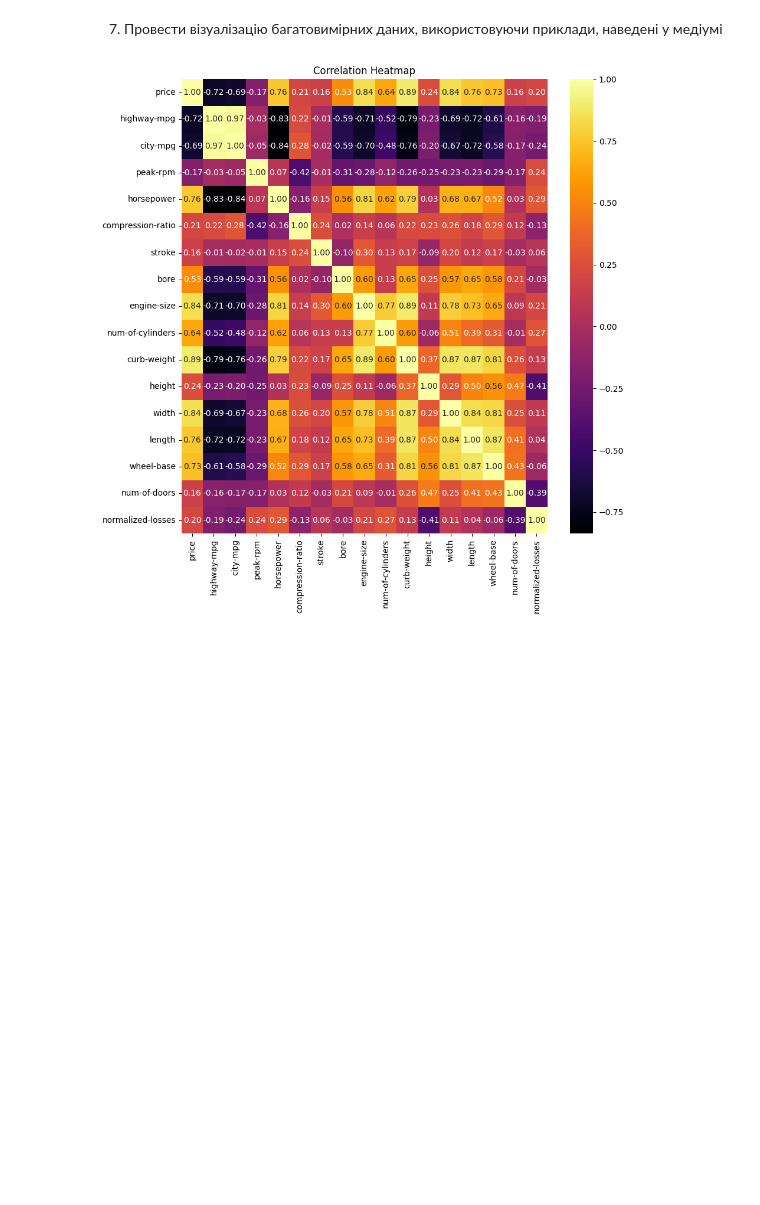
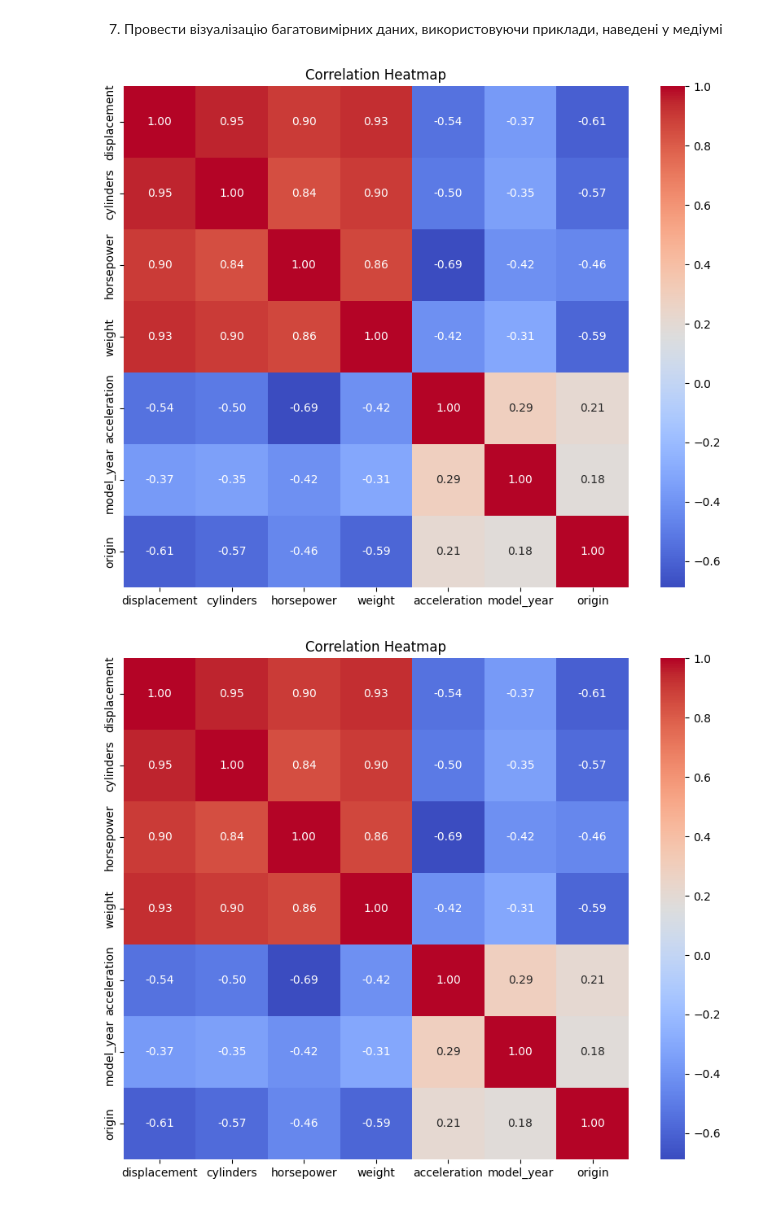
Before and after one commit to BlackWebster17/DataAnalysis, a Jupyter notebook: ADlab4.ipynb, the cells around one changed output. Cells and saved outputs as stored; diff of their text form; code cells hidden in the pictures; blank space fills up the shorter version.

```diff
--- a/ADlab4.ipynb
+++ b/ADlab4.ipynb
@@ -353,11 +370,3 @@ print(automobile_df)
 (нормалізація і стандартизація мають бути реалізовані як окремі
 функції без застосування додаткових бібліотек, як наприклад
 sklearn.preprocessing).
-# %%
-normalized = ['price', 'peak-rpm', 'stroke', 'bore', 'normalized-losses', 'horsepower']
-
-for col in normalized:
-    min_val = automobile_df[col].min()
-    max_val = automobile_df[col].max()
-    automobile_df[col] = (automobile_df[col] - min_val) / (max_val - min_val)
-print(automobile_df)
@@ -381,0 +373,20 @@ print(automobile_df)
+# %%
+dataframe_normalized = ['displacement', 'horsepower', 'weight', 'acceleration']
+for col in dataframe_normalized:
+    min_val = auto_mpg_df[col].min()
+    max_val = auto_mpg_df[col].max()
+    auto_mpg_df[col] = (auto_mpg_df[col] - min_val) / (max_val - min_val)
+
+print(auto_mpg_df['displacement'], auto_mpg_df['horsepower'], auto_mpg_df['weight'], auto_mpg_df['acceleration'])
+
+numpy_normalized = [0, 2, 3, 4]
+
+for col in numpy_normalized:
+    min_val = auto_mpg_np[:, col].min()
+    max_val = auto_mpg_np[:, col].max()
+    auto_mpg_np[:, col] = (auto_mpg_np[:, col] - min_val) / (max_val - min_val)
+
+print(auto_mpg_np[:, 0])
+print(auto_mpg_np[:, 2])
+print(auto_mpg_np[:, 3])
+print(auto_mpg_np[:, 4])
@@ -455,14 +534,20 @@ Original DataFrame:
 # %% [markdown]
 7. Провести візуалізацію багатовимірних даних, використовуючи приклади, наведені у медіумі
 # %%
-numeric_columns = automobile_df.select_dtypes(include=['float64', 'int64']).columns
-numeric_df = automobile_df[numeric_columns]
+corr_matrix = auto_mpg_df.corr()
 
-corr_matrix = numeric_df.corr()
-
-plt.figure(figsize=(10, 10))
-sns.heatmap(corr_matrix, annot=True, cmap='inferno', fmt=".2f")
+plt.figure(figsize=(10, 8))
+sns.heatmap(corr_matrix, annot=True, cmap='coolwarm', fmt=".2f")
 plt.title('Correlation Heatmap')
 plt.show()
+
+corr_matrix_np = np.transpose(auto_mpg_np)
+heatmap = np.corrcoef(corr_matrix_np)
+
+plt.figure(figsize=(10, 8))
+sns.heatmap(corr_matrix, annot=True, cmap='coolwarm', fmt=".2f")
+plt.title('Correlation Heatmap')
+plt.show()
 # %% [output]
-[figure, old version]
+[figure, new version]
+[figure, added]
```
Also changed, not shown: parts of 21 cells of this notebook.
